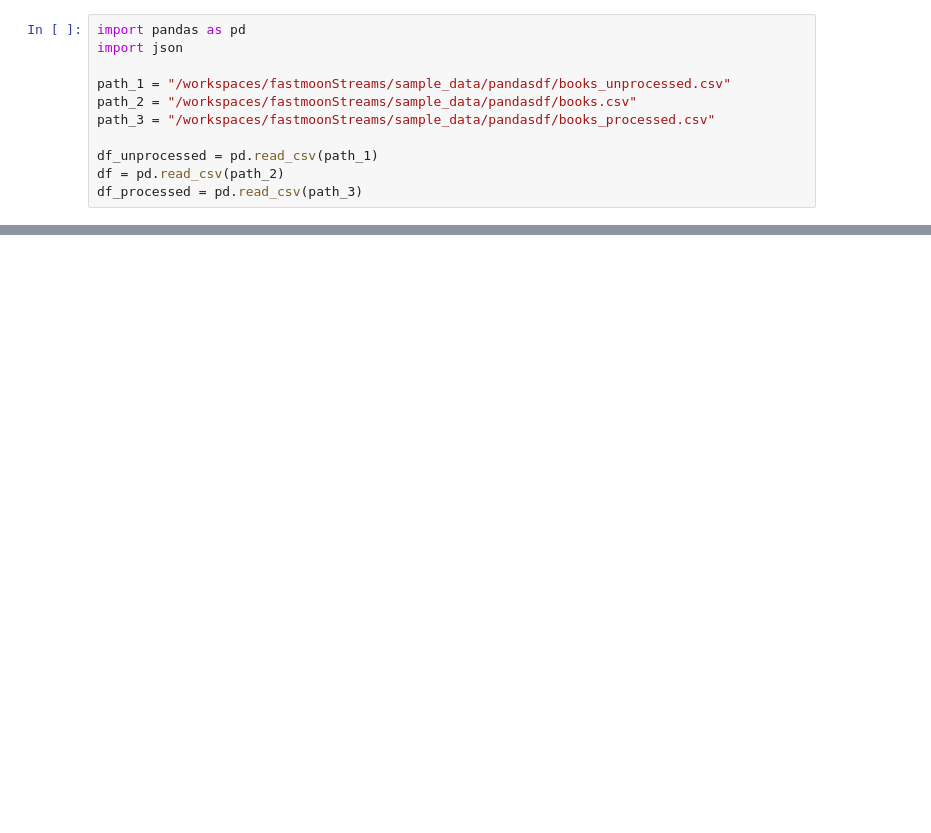
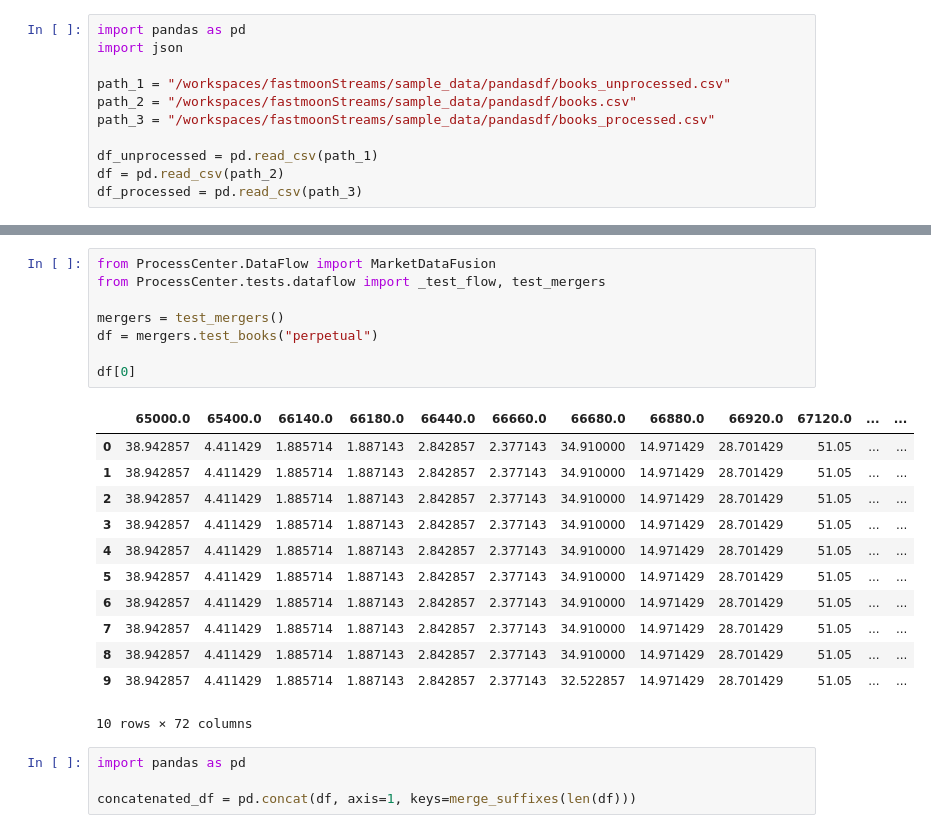
Before and after one commit to IndianaBug/fastmoonStreams, a Jupyter notebook: test.ipynb, the cells around one changed output, grey strips where cells are left out. Saved outputs shown, nothing was run; the diff lists cells and outputs as text; blank space fills up the shorter version.

```diff
--- a/test.ipynb
+++ b/test.ipynb
@@ -28,0 +93,25 @@ plt.show()
+# %%
+from ProcessCenter.DataFlow import MarketDataFusion
+from ProcessCenter.tests.dataflow import _test_flow, test_mergers
+
+mergers = test_mergers()
+df = mergers.test_books("perpetual")
+
+df[0]
+# %% [output]
+|  | 65000.0 | 65400.0 | 66140.0 | 66180.0 | 66440.0 | 66660.0 | 66680.0 | 66880.0 | 66920.0 | 67120.0 | ... | ... |
+| 0 | 38.942857 | 4.411429 | 1.885714 | 1.887143 | 2.842857 | 2.377143 | 34.910000 | 14.971429 | 28.701429 | 51.05 | ... | ... |
+| 1 | 38.942857 | 4.411429 | 1.885714 | 1.887143 | 2.842857 | 2.377143 | 34.910000 | 14.971429 | 28.701429 | 51.05 | ... | ... |
+| 2 | 38.942857 | 4.411429 | 1.885714 | 1.887143 | 2.842857 | 2.377143 | 34.910000 | 14.971429 | 28.701429 | 51.05 | ... | ... |
+| 3 | 38.942857 | 4.411429 | 1.885714 | 1.887143 | 2.842857 | 2.377143 | 34.910000 | 14.971429 | 28.701429 | 51.05 | ... | ... |
+| 4 | 38.942857 | 4.411429 | 1.885714 | 1.887143 | 2.842857 | 2.377143 | 34.910000 | 14.971429 | 28.701429 | 51.05 | ... | ... |
+| 5 | 38.942857 | 4.411429 | 1.885714 | 1.887143 | 2.842857 | 2.377143 | 34.910000 | 14.971429 | 28.701429 | 51.05 | ... | ... |
+| 6 | 38.942857 | 4.411429 | 1.885714 | 1.887143 | 2.842857 | 2.377143 | 34.910000 | 14.971429 | 28.701429 | 51.05 | ... | ... |
+| 7 | 38.942857 | 4.411429 | 1.885714 | 1.887143 | 2.842857 | 2.377143 | 34.910000 | 14.971429 | 28.701429 | 51.05 | ... | ... |
+| 8 | 38.942857 | 4.411429 | 1.885714 | 1.887143 | 2.842857 | 2.377143 | 34.910000 | 14.971429 | 28.701429 | 51.05 | ... | ... |
+| 9 | 38.942857 | 4.411429 | 1.885714 | 1.887143 | 2.842857 | 2.377143 | 32.522857 | 14.971429 | 28.701429 | 51.05 | ... | ... |
+10 rows × 72 columns
+# %%
+import pandas as pd
+
+concatenated_df = pd.concat(df, axis=1, keys=merge_suffixes(len(df)))
```
Also changed, not shown: parts of 6 cells of this notebook, 54 other files.
